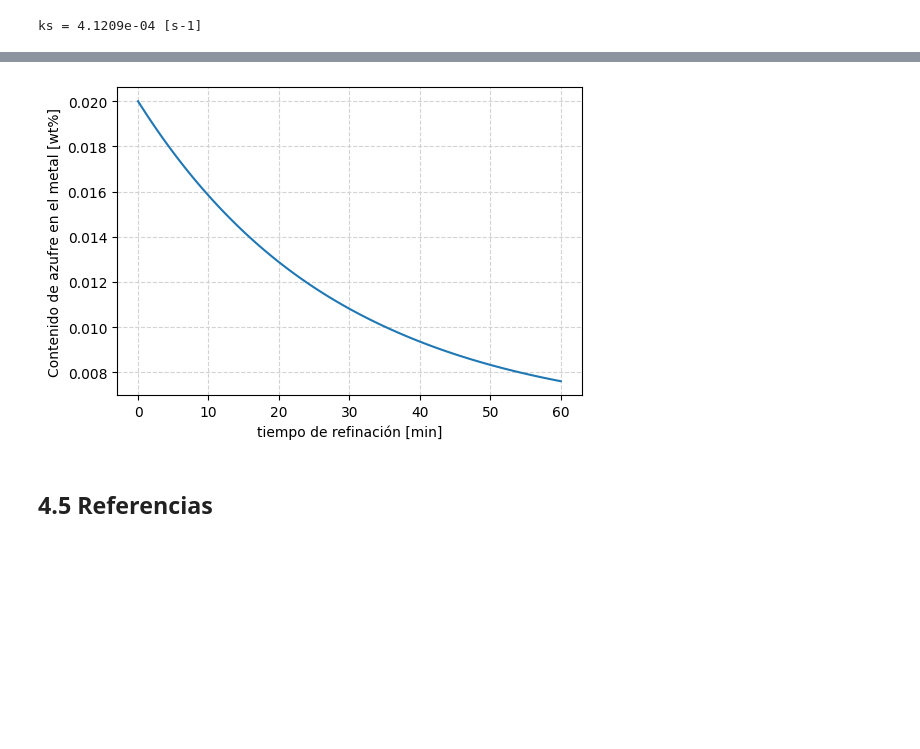
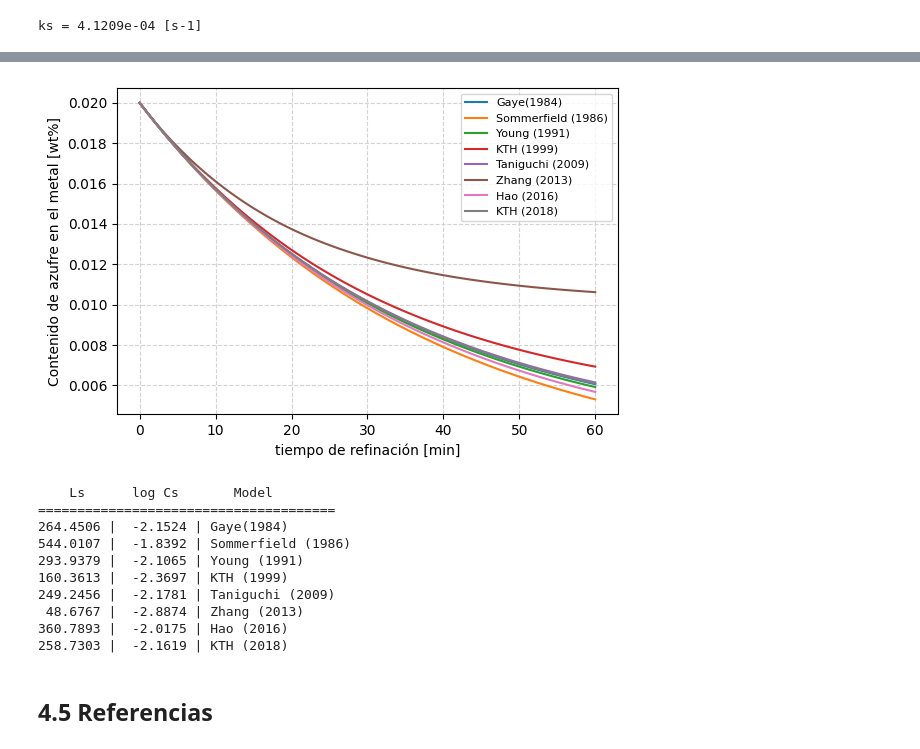
Before and after one commit to eicastroc/steelmaking101, a Jupyter notebook: es/modulo02_Desulf/04_tasaDesulf.ipynb, the cells around one changed output, grey strips where cells are left out. Saved outputs shown, nothing was run; the diff lists cells and outputs as text; code cells hidden in the pictures; blank space fills up the shorter version.

Commit message:
refined rate analysis with several logCs models

```diff
--- a/es/modulo02_Desulf/04_tasaDesulf.ipynb
+++ b/es/modulo02_Desulf/04_tasaDesulf.ipynb
@@ -51,8 +52,8 @@ Ls = 50 # coeficiente de reparto
 # definir tiempos para integración y constantes
 ks = 1e-3 # constante de desulfuración, [1/s]
 wS0 = 0.020 #valor inicial de azufre, [wt%]
-Msl = 20 # masa de escoria, kg/ton
-Ls = 50 # coeficiente de reparto
+Msl = 10 # masa de escoria, kg/ton
+Ls = 450 # coeficiente de reparto
 
 # resolver la ecuacion diferencial
 teval = np.linspace(0, 3600, 121)
@@ -307,0 +210,16 @@ print(sol3)
+# %%
+### Cálculo del coeficiente de reparto (distintos modelos)
+tags = ["Gaye(1984)", "Sommerfield (1986)", "Young (1991)", "KTH (1999)", "Taniguchi (2009)", "Zhang (2013)", "Hao (2016)", "KTH (2018)"]
+logCs_ = np.array([
+    (cS.logCs_Gaye(slag, T)),       # 1984
+    (cS.logCs_Sommer(slag, T)),     # 1986
+    (cS.logCs_Young(slag, T)),      # 1991
+    (cS.logCs_KTH(slag, T, False)), # 1999
+    (cS.logCs_Tani(slag, T)),       # 2009
+    (cS.logCs_Zhang(slag, T)),      # 2013
+    (cS.logCs_Hao(slag, T)),        # 2016
+    (cS.logCs_KTH(slag, T, True))   # 2018
+])
+Cs_ = np.power(10, logCs_)
+logLs_ = desulf.logLs(Cs_, T, fS, aO)
+Ls_ = np.power(10, logLs_)
@@ -308,17 +237,47 @@ print(sol3)
 # %%
-# graficando los resultados
+### Cálculo de curva de desulfuración con distintos modelos
 fig, ax = plt.subplots(figsize=(6, 4))
 
-t = sol3.t/60 # tiempo,[min]
-wS = sol3.y[0] # azufre al tiempo t, [wt%]
+for tag, Ls in  zip(tags, Ls_):
+# resolver la ecuacion diferencial
+    teval = np.linspace(0, 3600, 121)
+    sol3 = solve_ivp(
+        desulf.desulfRate,
+        t_span = (teval[0], teval[-1]),
+        y0 = [wS0],
+        args=(ks, wS0, Msl, Ls),
+        t_eval = teval
+    )
+    # graficar resultados
+    x = sol3.t/60 # tiempo,[min]
+    y = sol3.y[0] # azufre al tiempo t, [wt%]
+    ax.plot(x, y, label=tag)
 
-ax.plot(t, wS)
 ax.set_xlabel("tiempo de refinación [min]")
 ax.set_ylabel("Contenido de azufre en el metal [wt%]")
+ax.grid(ls='--', color='lightgray')
+ax.legend(fontsize=8)
+ax.grid(ls='--')
+fig.tight_layout()
+plt.show()
 
-ax.grid(ls='--', color='lightgray')
+# imprimir Ls, log Cs de distintos modelos
+print("    Ls      log Cs       Model")
+print("======================================")
+for tag, logCs, Ls in  zip(tags, logCs_, Ls_):
+    print(f"{Ls:8.4f} | {logCs:8.4f} | {tag}")
 # %% [output]
-[figure, old version]
+[figure, new version]
+    Ls      log Cs       Model
+======================================
+264.4506 |  -2.1524 | Gaye(1984)
+544.0107 |  -1.8392 | Sommerfield (1986)
+293.9379 |  -2.1065 | Young (1991)
+160.3613 |  -2.3697 | KTH (1999)
+249.2456 |  -2.1781 | Taniguchi (2009)
+ 48.6767 |  -2.8874 | Zhang (2013)
+360.7893 |  -2.0175 | Hao (2016)
+258.7303 |  -2.1619 | KTH (2018)
 # %% [markdown]
 ## 4.5 Referencias
 # %% [markdown]
```
Also changed, not shown: parts of 19 cells of this notebook.
